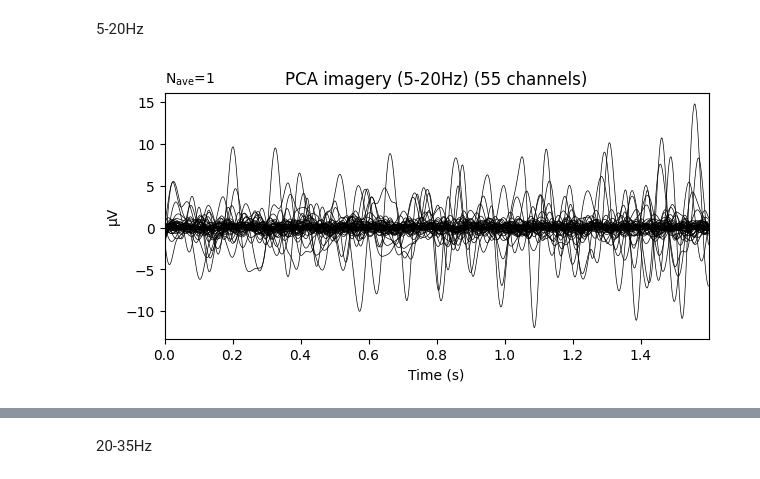
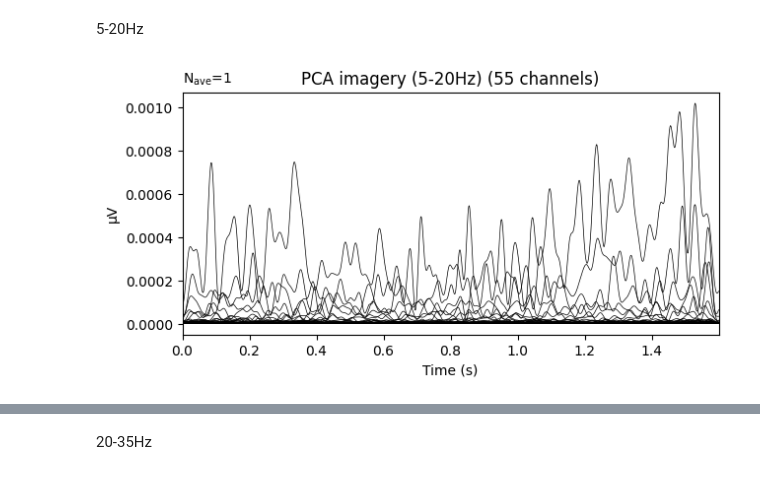
Before and after one commit to donalbertico/bci-analysis, a Jupyter notebook: ah/feature_extraction.ipynb, the cells around one changed output, grey strips where cells are left out. Saved outputs shown, nothing was run; the diff lists cells and outputs as text; code cells hidden in the pictures.

```diff
--- a/ah/feature_extraction.ipynb
+++ b/ah/feature_extraction.ipynb
@@ -56,11 +57,11 @@ X_im = pca.fit_transform(X_im)
 # %%
 X_im = X_im.T.reshape((-1, n_eps, n_time)).transpose((1,0,2))
 # %%
-ev = EvokedArray(np.mean(X_im, axis=0), imagery_epochs.info)
+ev = EvokedArray(np.mean(X_im**2, axis=0), imagery_epochs.info)
 ev.plot(spatial_colors=False, titles='PCA imagery (5-20Hz)', show=False)
 print()
 # %% [output]
-[figure, old version]
+[figure, new version]
 # %%
 X_rst = rest_epochs.copy().crop(-0.1,1.5).filter(5,20, n_jobs=4, verbose=False).get_data()
 n_eps, n_chan, n_time = X_rst.shape
```
Also changed, not shown: parts of 18 cells of this notebook, 1 other file.
